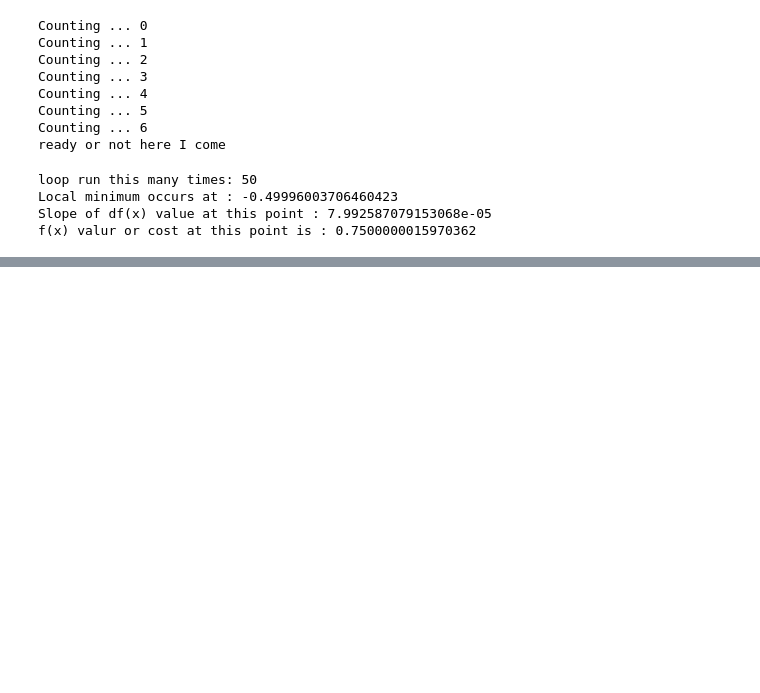
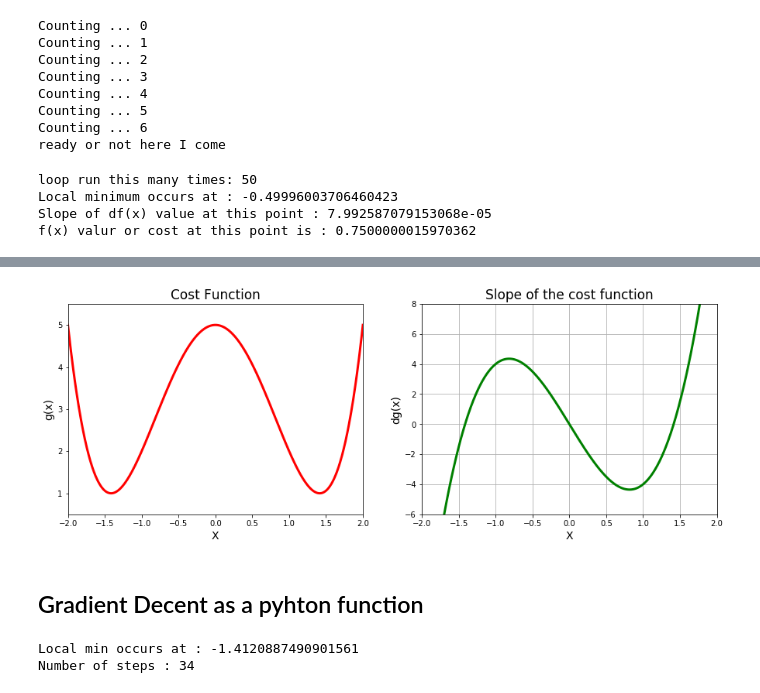
Before and after one commit to Samuel-S-Ampofo/MachineLearning, a Jupyter notebook: optimisation and gradient decent.ipynb, the cells around one changed output, grey strips where cells are left out. Saved outputs shown, nothing was run; the diff lists cells and outputs as text; code cells hidden in the pictures; blank space fills up the shorter version.

```diff
--- a/optimisation and gradient decent.ipynb
+++ b/optimisation and gradient decent.ipynb
@@ -153,0 +168,40 @@ plt.show()
+# %%
+#make some data
+x_2 = np.linspace(-2,2, 1000)
+
+#the g(x) function and the dg(x) function in python?
+
+def g(x):
+    return x**4 - 4*x**2 + 5
+
+def dg(x):
+    return 4*x**3 - 8 * x
+# %%
+#plot the cost function
+plt.figure(figsize = [15,5])
+plt.subplot(1,2,1)
+
+plt.xlim([-2,2])
+plt.ylim(0.5,5.5)
+
+plt.title('Cost Function', fontsize = 17)
+plt.xlabel('X',  fontsize = 14)
+plt.ylabel('g(x)', fontsize = 14)
+plt.plot(x_2, g(x_2), color ='red', linewidth=3)
+
+
+#second function of the Derivatives
+plt.subplot(1,2,2)
+plt.grid()
+plt.title('Slope of the cost function', fontsize = 17)
+plt.xlabel('X',  fontsize = 14)
+plt.ylabel('dg(x)', fontsize = 14)
+plt.xlim([-2,2])
+plt.ylim(-6,8)
+plt.plot(x_2, dg(x_2), color ='green', linewidth=3)
+
+plt.show()
+# %% [output]
+[figure, added]
+# %% [markdown]
+## Gradient Decent as a pyhton function
@@ -153,0 +228,7 @@ plt.show()
+# %%
+local_min,list_x,deriv_list = gradient_decent(derivitive_func = dg , initial_guess= -0.1 )
+print('Local min occurs at :',local_min)
+print('Number of steps :',len(list_x))
+# %% [output]
+Local min occurs at : -1.4120887490901561
+Number of steps : 34
```
Also changed, not shown: parts of 15 cells of this notebook.
